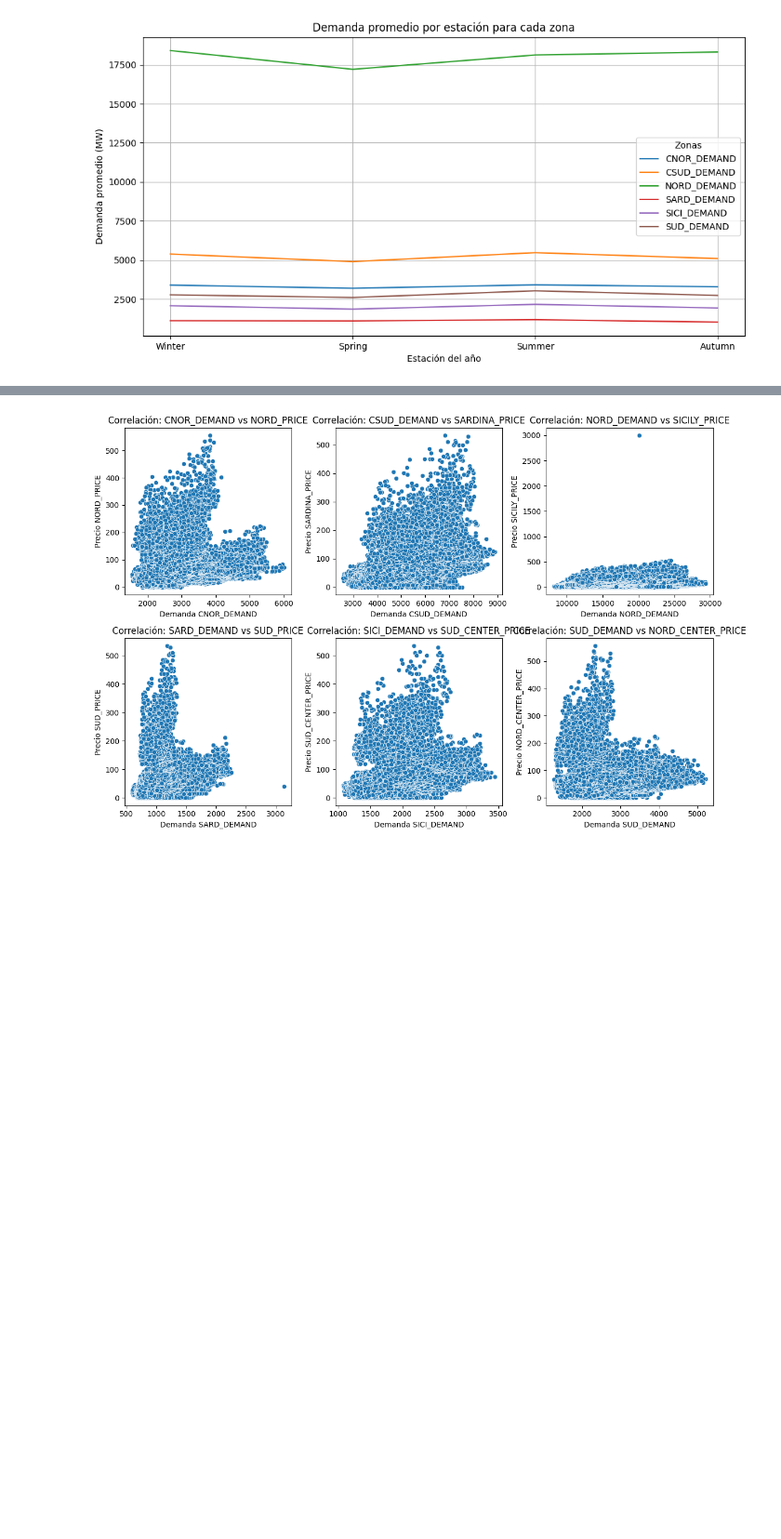
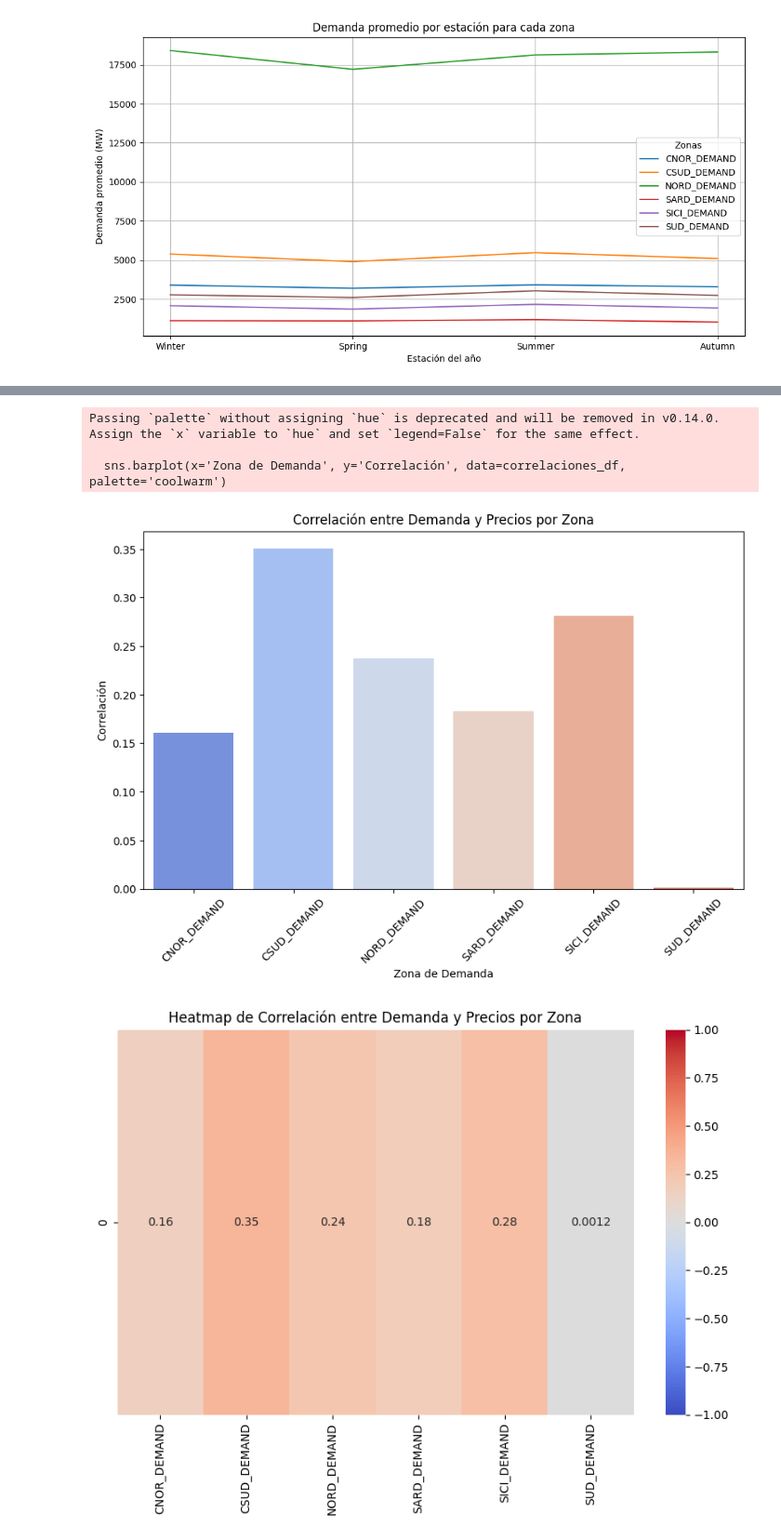
Before and after one commit to geobest7/datatone-escuela-musk-hackathon-datos-mercado-electrico-italiano, a Jupyter notebook: demanda_precio.ipynb, the cells around one changed output, grey strips where cells are left out. Shown at 93% size. Saved outputs shown, nothing was run; the diff lists cells and outputs as text; code cells hidden in the pictures; blank space fills up the shorter version.

Commit message:
respuesta a pregunta de relaciones entre precios y demanda

```diff
--- a/demanda_precio.ipynb
+++ b/demanda_precio.ipynb
@@ -632,6 +632,8 @@ SICI_DEMAND                     Spring     1849.101356
 SUD_DEMAND                      Spring     2595.681872
 [figure]
 # %%
+# PREGUNTA 6 ¿Existe una correlación entre la demanda de electricidad y los precios?
+
 # Crear una lista para almacenar las correlaciones
 correlaciones = []
 
@@ -647,7 +649,9 @@ for zona_demanda, zona_precio in zip(zonas_demanda, zonas_precio):
     # Almacenar la correlación en la lista
     correlaciones.append((zona_demanda, correlacion))
 
+# Convertir la lista de correlaciones en un DataFrame
+correlaciones_df = pd.DataFrame(correlaciones, columns=['Zona de Demanda', 'Correlación'])
+
 # Mostrar las correlaciones
-for zona, correlacion in correlaciones:
-    print(f'Correlación entre la demanda y el precio en {zona}: {correlacion}')
+print(correlaciones_df)
 # %% [output]
@@ -660,19 +665,25 @@ Correlación entre la demanda y el precio en SUD_DEMAND: 0.001209484579022518
-# %%
-# Crear un gráfico de dispersión para cada zona
-plt.figure(figsize=(12, 8))
-
-# Recorremos todas las zonas
-for i, zona in enumerate(zonas_demanda):
-    demanda = df[zona]
-    precio = df[zonas_precio[i]]
-
-    plt.subplot(2, 3, i + 1)
-    sns.scatterplot(x=demanda, y=precio)
-    plt.title(f'Correlación: {zona} vs {zonas_precio[i]}')
-    plt.xlabel(f'Demanda {zona}')
-    plt.ylabel(f'Precio {zonas_precio[i]}')
-
-plt.tight_layout()
-plt.show()
-# %% [output]
-[figure, removed]
+# %%
+#  Crear un gráfico de barras de las correlaciones
+plt.figure(figsize=(10, 6))
+sns.barplot(x='Zona de Demanda', y='Correlación', data=correlaciones_df, palette='coolwarm')
+plt.title("Correlación entre Demanda y Precios por Zona")
+plt.xlabel("Zona de Demanda")
+plt.ylabel("Correlación")
+plt.xticks(rotation=45)  # Girar las etiquetas del eje X para mayor claridad
+plt.show()
+
+# Crear un Heatmap de las correlaciones si tienes muchas zonas (opcional)
+# Reshape de la lista de correlaciones para crear una matriz de correlación
+correlacion_matrix = pd.DataFrame([correlaciones_df['Correlación'].values], columns=correlaciones_df['Zona de Demanda'].values)
+
+# Crear un Heatmap
+plt.figure(figsize=(10, 6))
+sns.heatmap(correlacion_matrix, annot=True, cmap="coolwarm", vmin=-1, vmax=1, center=0)
+plt.title("Heatmap de Correlación entre Demanda y Precios por Zona")
+plt.show()
+# %% [output]
+Passing `palette` without assigning `hue` is deprecated and will be removed in v0.14.0. Assign the `x` variable to `hue` and set `legend=False` for the same effect.
+
+  sns.barplot(x='Zona de Demanda', y='Correlación', data=correlaciones_df, palette='coolwarm')
+[figure, added]
+[figure, added]
```
Also changed, not shown: parts of 8 cells of this notebook.
